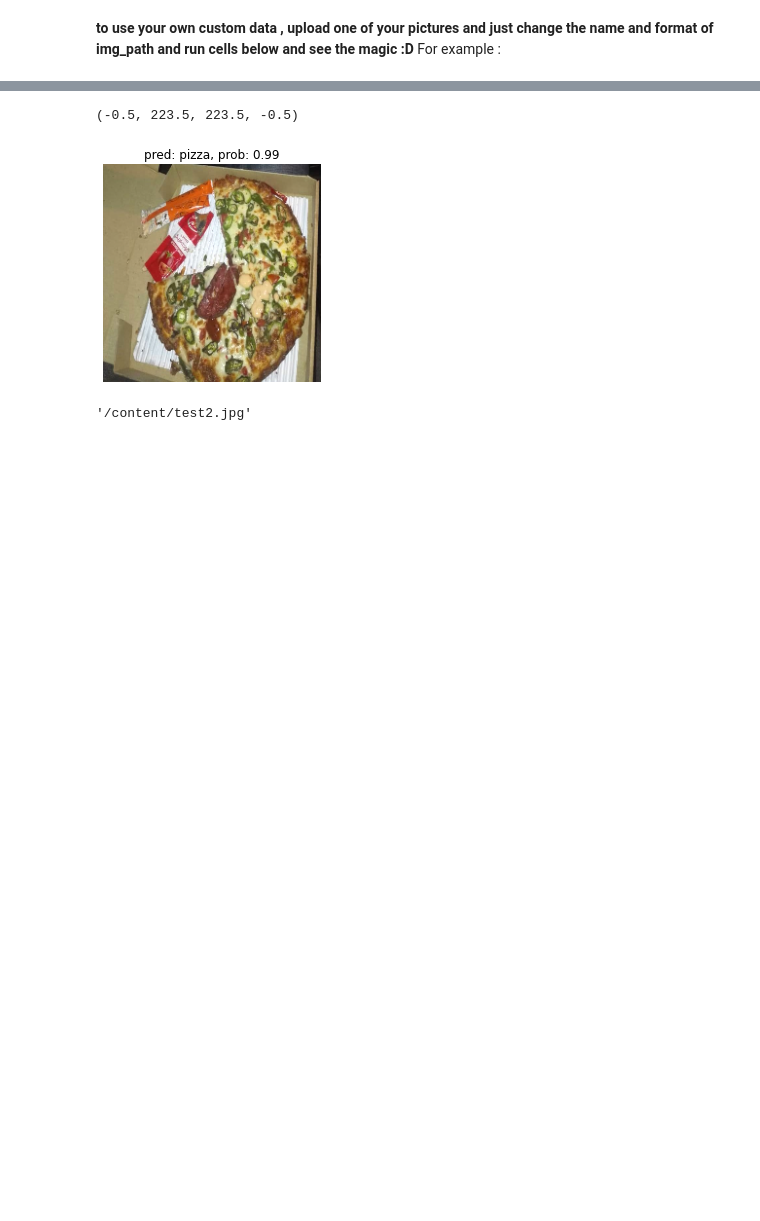
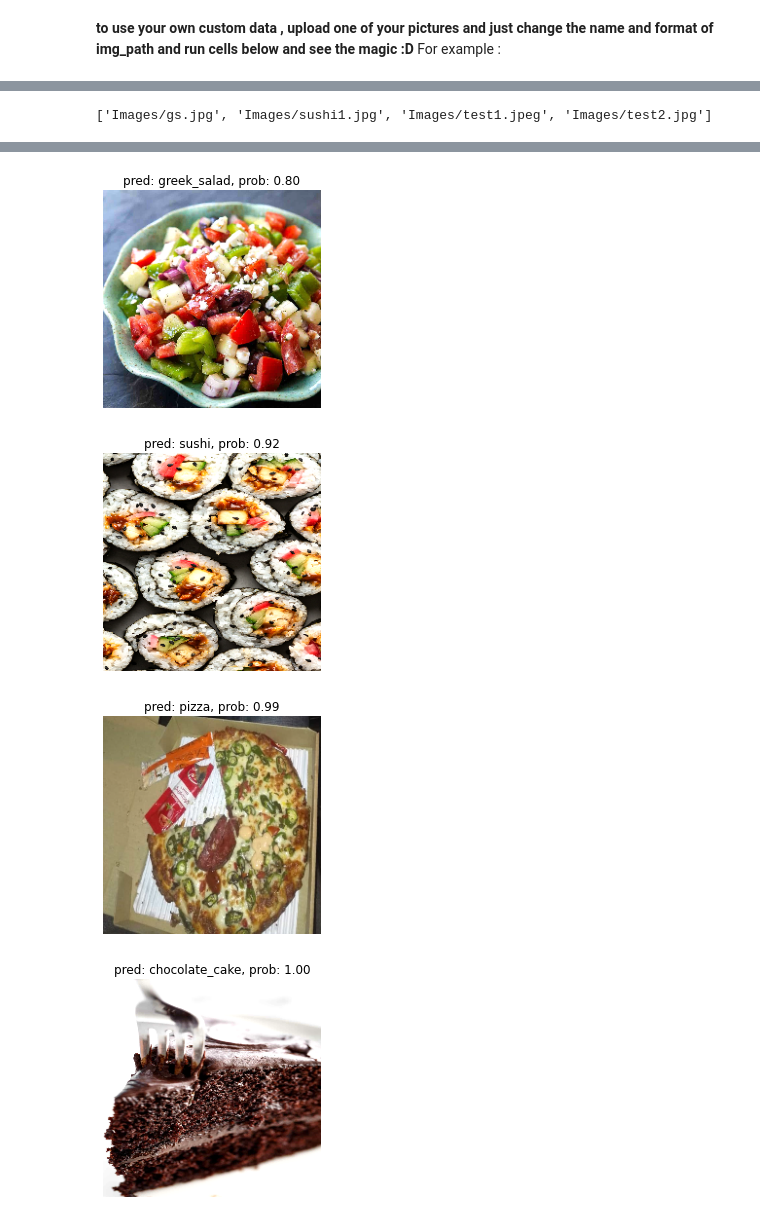
Before and after one commit to ParsaSinichi/Tensorflow_DL, a Jupyter notebook: FoodVision2.ipynb, the cells around one changed output, grey strips where cells are left out. Saved outputs shown, nothing was run; the diff lists cells and outputs as text; code cells hidden in the pictures; blank space fills up the shorter version.

Commit message:
Fixed custom images issue

```diff
--- a/FoodVision2.ipynb
+++ b/FoodVision2.ipynb
@@ -203,10 +240,17 @@ img_patch
+# %%
+custom_food_images = ["Images/" + img_path for img_path in os.listdir("Images")]
+custom_food_images
+# %% [output]
+['Images/gs.jpg', 'Images/sushi1.jpg', 'Images/test1.jpeg', 'Images/test2.jpg']
 # %%
-img=load_and_prep_image(img_patch,scale=False)
-pred_prob=model.predict(tf.expand_dims(img,axis=0))
-pred_class=class_names[pred_prob.argmax()]
-plt.figure()
-plt.imshow(img/225.)
-plt.title(f"pred: {pred_class}, prob: {pred_prob.max():.2f}")
-plt.axis(False)
+for img in custom_food_images:
+  img = load_and_prep_image(img, scale=False) # don't need to scale for our EfficientNetB0 model
+  pred_prob = model.predict(tf.expand_dims(img, axis=0)) # make prediction on image with shape [1, 224, 224, 3] (same shape as model was trained on)
+  pred_class = class_names[pred_prob.argmax()] # get the index with the highet prediction probability
+  # Plot the appropriate information
+  plt.figure()
+  plt.imshow(img/225.)
+  plt.title(f"pred: {pred_class}, prob: {pred_prob.max():.2f}")
+  plt.axis(False)
 # %% [output]
 WARNING:matplotlib.image:Clipping input data to the valid range for imshow with RGB data ([0..1] for floats or [0..255] for integers).
@@ -213,7 +260,4 @@ WARNING:matplotlib.image:Clipping input data to the valid range for imshow with
-(-0.5, 223.5, 223.5, -0.5)
-[figure, old version]
+[figure, new version]
+[figure, added]
+[figure, added]
+[figure, added]
-# %%
-img_patch="/content/test2.jpg"
-img_patch
-# %% [output]
-'/content/test2.jpg'
```
Also changed, not shown: parts of 17 cells of this notebook.
